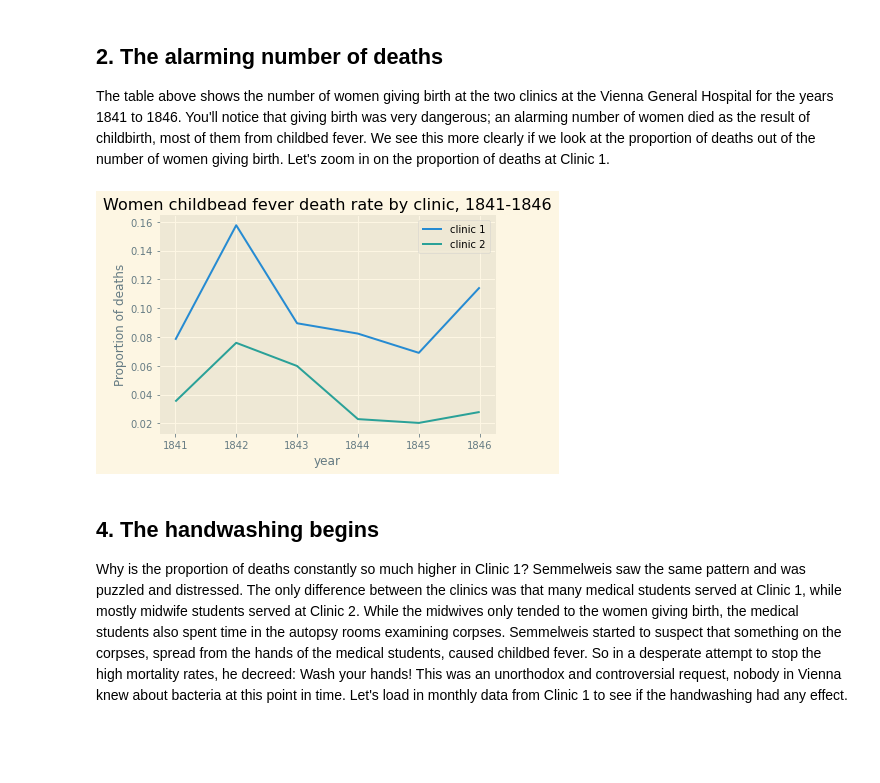
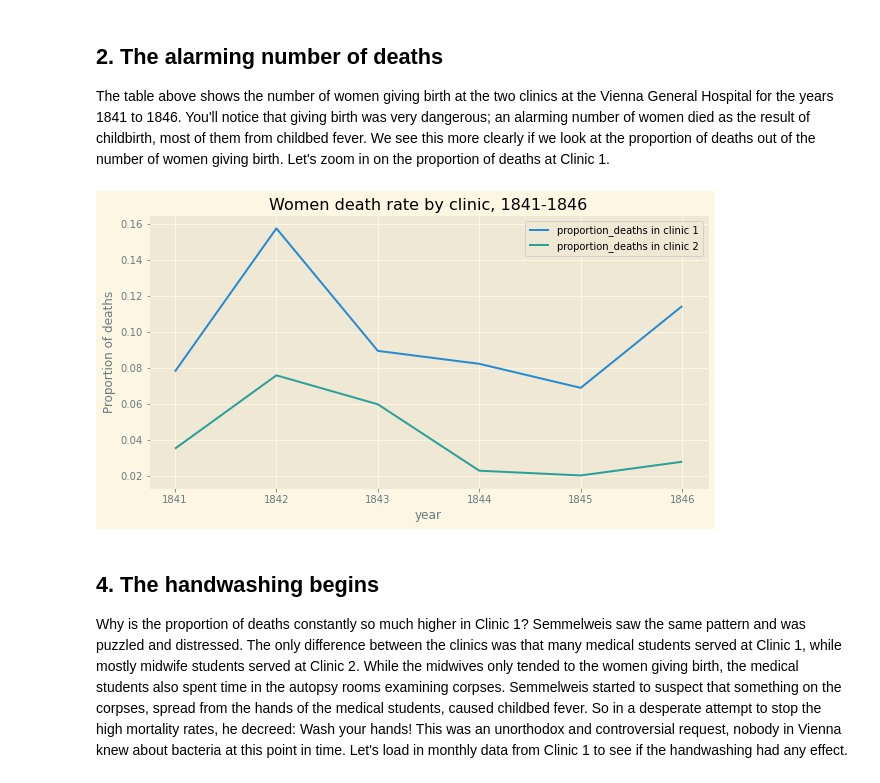
Before and after one commit to allaccountstaken/data_triflings, a Jupyter notebook: handwashing.ipynb, the cells around one changed output. Drawn from its saved outputs; the diff is of its cells as text; code cells hidden in the pictures; blank space fills up the shorter version.

```diff
--- a/handwashing.ipynb
+++ b/handwashing.ipynb
@@ -29,22 +29,22 @@ print(yearly_df)
 The table above shows the number of women giving birth at the two clinics at the Vienna General Hospital for the years 1841 to 1846. You'll notice that giving birth was very dangerous; an alarming number of women died as the result of childbirth, most of them from childbed fever.
 We see this more clearly if we look at the proportion of deaths out of the number of women giving birth. Let's zoom in on the proportion of deaths at Clinic 1.
 # %%
-yearly_df['rate'] = yearly_df['deaths'] / yearly_df['births']
+yearly_df['proportion_deaths'] = yearly_df['deaths'] / yearly_df['births']
 yearly1 = yearly_df.loc[yearly_df['clinic'] == 1]
 yearly2 = yearly_df.loc[yearly_df['clinic'] == 2]
 # %%
 import matplotlib.pyplot as plt
 %matplotlib inline
 plt.style.use('Solarize_Light2')
 
 # Plot yearly proportion of deaths at the two clinics
-ax = yearly1.plot(x='year', y='rate', label='clinic 1')
-yearly2.plot(x='year', y='rate', label='clinic 2', ax=ax)
-plt.title("Women childbead fever death rate by clinic, 1841-1846")
+ax = yearly1.plot(x='year', y='proportion_deaths', label='proportion_deaths in clinic 1')
+yearly2.plot(x='year', y='proportion_deaths', label='proportion_deaths in clinic 2', ax=ax, figsize=(10,5))
+plt.title("Women death rate by clinic, 1841-1846")
 plt.ylabel("Proportion of deaths")
 plt.show();
 # %% [output]
-[figure, old version]
+[figure, new version]
 # %% [markdown]
 ## 4. The handwashing begins
 Why is the proportion of deaths constantly so much higher in Clinic 1? Semmelweis saw the same pattern and was puzzled and distressed. The only difference between the clinics was that many medical students served at Clinic 1, while mostly midwife students served at Clinic 2. While the midwives only tended to the women giving birth, the medical students also spent time in the autopsy rooms examining corpses.
```
Also changed, not shown: parts of 6 cells of this notebook.
